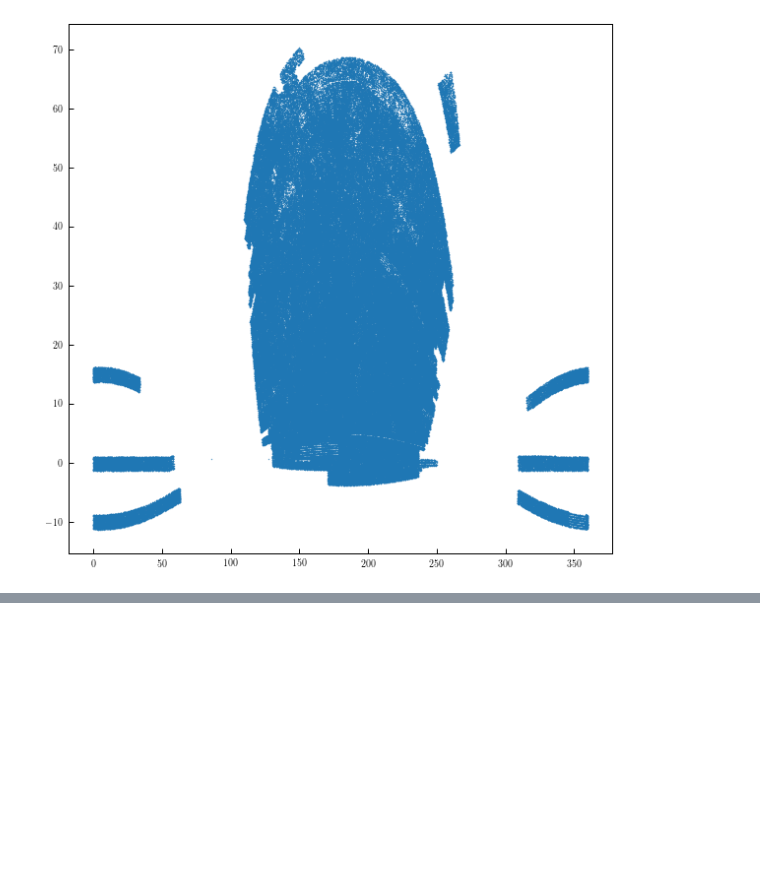
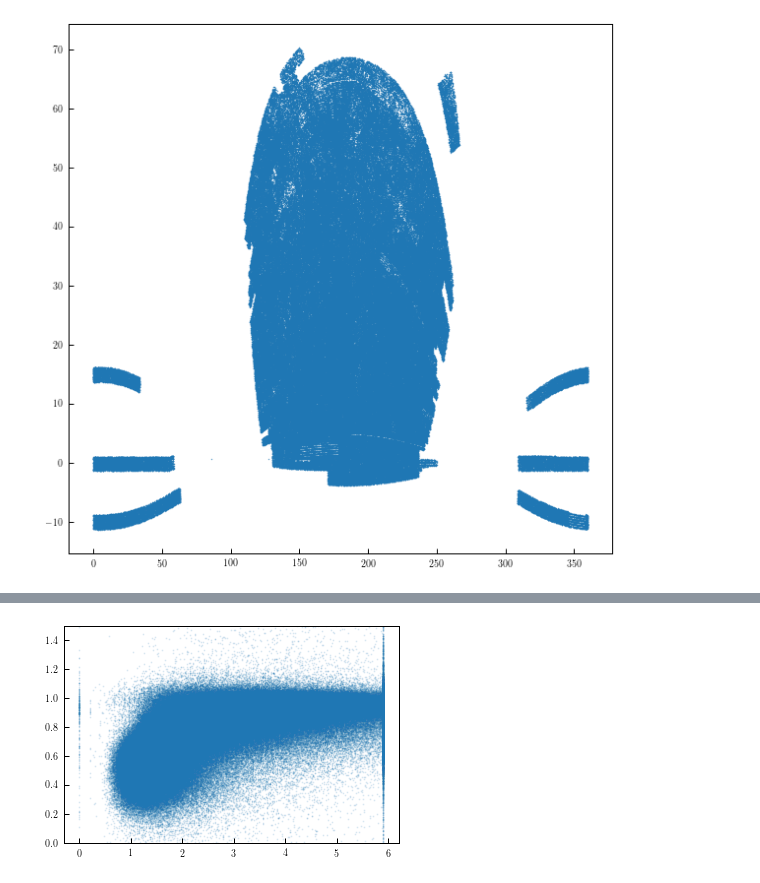
Before and after one commit to duncandc/galaxy_shapes, a Jupyter notebook: sdss_measurements/notebooks/sdss_measurements.ipynb, the cells around one changed output, grey strips where cells are left out. Saved outputs shown, nothing was run; the diff lists cells and outputs as text; code cells hidden in the pictures; blank space fills up the shorter version.

```diff
--- a/sdss_measurements/notebooks/sdss_measurements.ipynb
+++ b/sdss_measurements/notebooks/sdss_measurements.ipynb
@@ -278,0 +302,6 @@ plt.show()
+# %%
+plt.scatter(t['SERSIC_N_r'],t['ABSMAG_g0.1']-t['ABSMAG_r0.1'], s=1, alpha=0.1)
+plt.ylim([0,1.5])
+plt.show()
+# %% [output]
+[figure, added]
```
Also changed, not shown: parts of 12 cells of this notebook, 7 other files.
